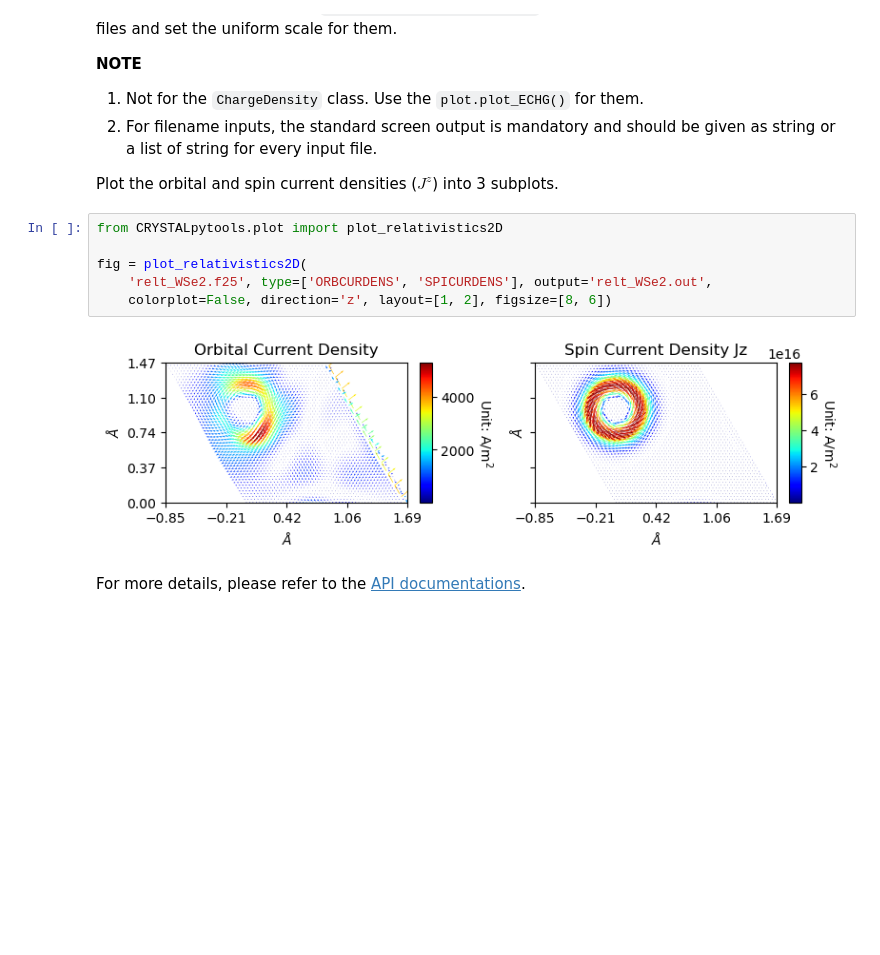
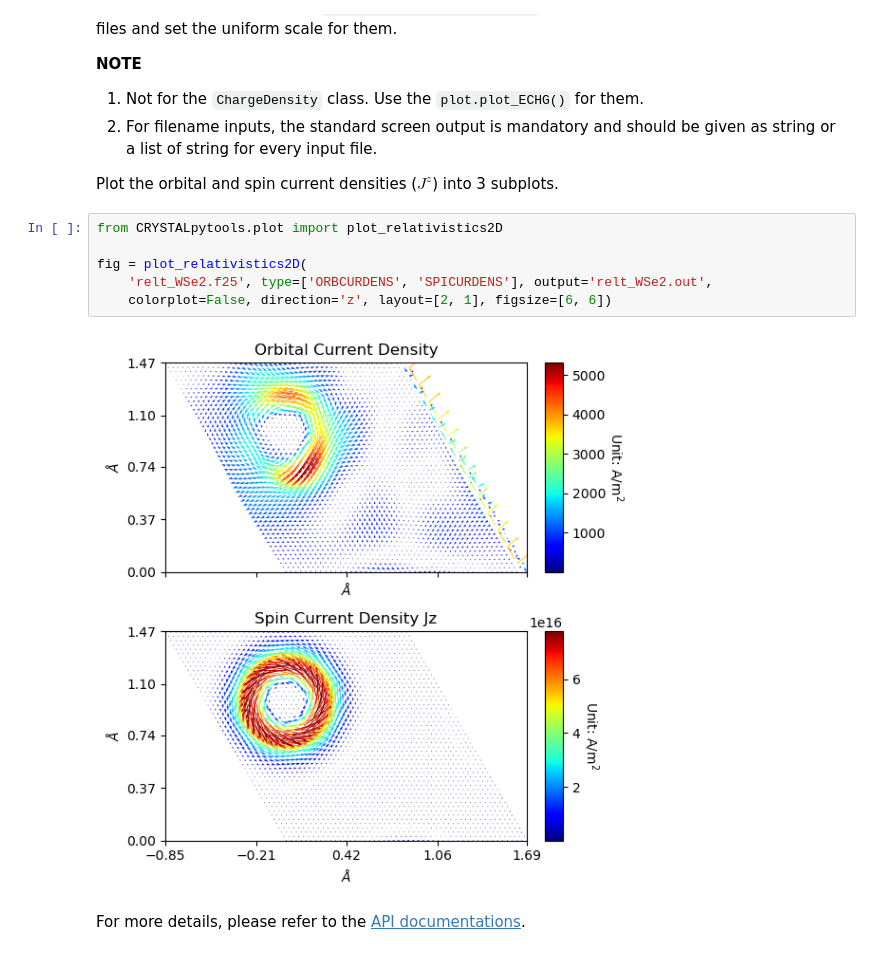
Before and after one commit to Spica-Vir/CRYSTALpytools-dev, a Jupyter notebook: examples/relativistics/relativistics.ipynb, the cells around one changed output. Cells and saved outputs as stored; diff of their text form; blank space fills up the shorter version.

```diff
--- a/examples/relativistics/relativistics.ipynb
+++ b/examples/relativistics/relativistics.ipynb
@@ -139,10 +139,10 @@ Plot the orbital and spin current densities ($J^{z}$) into 3 subplots.
 # %%
 from CRYSTALpytools.plot import plot_relativistics2D
 
 fig = plot_relativistics2D(
     'relt_WSe2.f25', type=['ORBCURDENS', 'SPICURDENS'], output='relt_WSe2.out',
-    colorplot=False, direction='z', layout=[1, 2], figsize=[8, 6])
+    colorplot=False, direction='z', layout=[2, 1], figsize=[6, 6])
 # %% [output]
-[figure, old version]
+[figure, new version]
 # %% [markdown]
 For more details, please refer to the [API documentations](https://crystal-code-tools.github.io/CRYSTALpytools/crystalpytools.relativistics.html).
```
Also changed, not shown: 13 other files.
